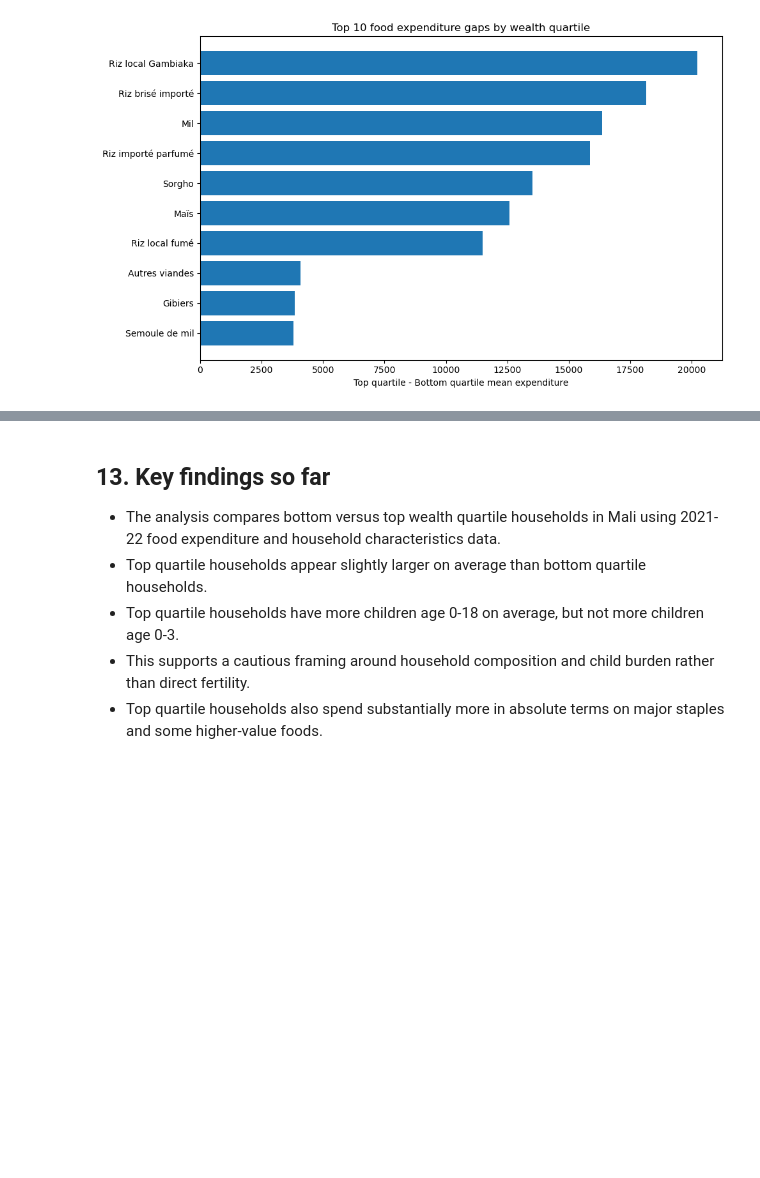
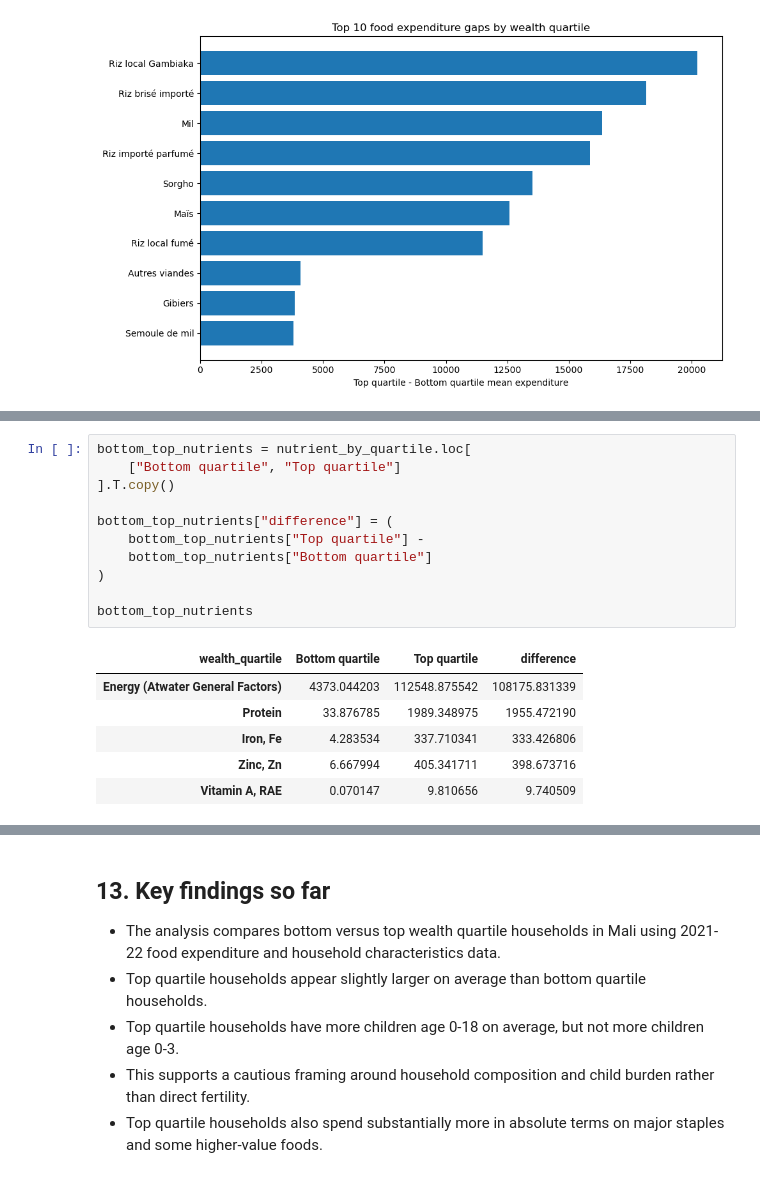
Before and after one commit to marcaina16/EEP-153---Project-3, a Jupyter notebook: Mali_Project3_WealthQuartiles.ipynb, the cells around one changed output, grey strips where cells are left out. Drawn from its saved outputs; the diff is of its cells as text; blank space fills up the shorter version.

```diff
--- a/Mali_Project3_WealthQuartiles.ipynb
+++ b/Mali_Project3_WealthQuartiles.ipynb
@@ -292,0 +503,18 @@ plt.show()
+# %%
+bottom_top_nutrients = nutrient_by_quartile.loc[
+    ["Bottom quartile", "Top quartile"]
+].T.copy()
+
+bottom_top_nutrients["difference"] = (
+    bottom_top_nutrients["Top quartile"] -
+    bottom_top_nutrients["Bottom quartile"]
+)
+
+bottom_top_nutrients
+# %% [output]
+| wealth_quartile | Bottom quartile | Top quartile | difference |
+| Energy (Atwater General Factors) | 4373.044203 | 112548.875542 | 108175.831339 |
+| Protein | 33.876785 | 1989.348975 | 1955.472190 |
+| Iron, Fe | 4.283534 | 337.710341 | 333.426806 |
+| Zinc, Zn | 6.667994 | 405.341711 | 398.673716 |
+| Vitamin A, RAE | 0.070147 | 9.810656 | 9.740509 |
```
Also changed, not shown: parts of 11 cells of this notebook.
